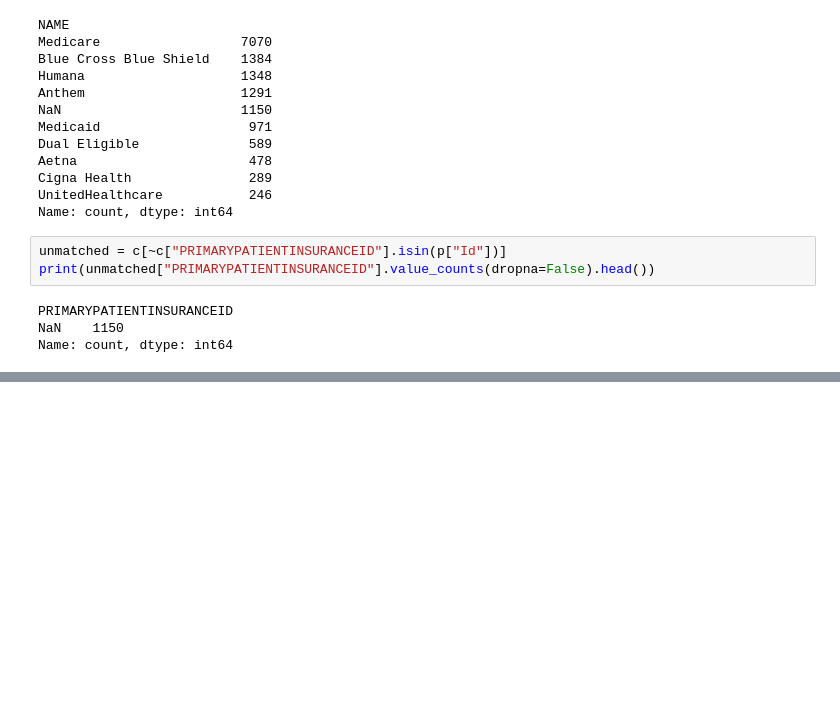
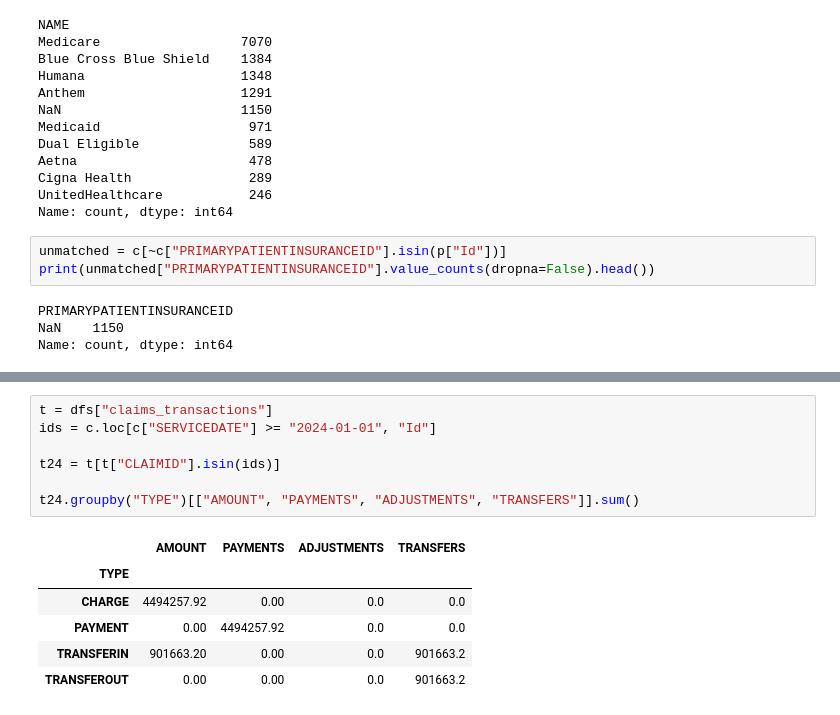
Before and after one commit to leon0113/claims-denial-analytics, a Jupyter notebook: notebooks/01_explore.ipynb, the cells around one changed output, grey strips where cells are left out. Cells and saved outputs as stored; diff of their text form; blank space fills up the shorter version.

```diff
--- a/notebooks/01_explore.ipynb
+++ b/notebooks/01_explore.ipynb
@@ -192,3 +192,17 @@ t.head(2)
 |  | ID | CLAIMID | CHARGEID | PATIENTID | TYPE | AMOUNT | METHOD | FROMDATE | TODATE | PLACEOFSERVICE | ... |
 | 0 | eef02c43-2f35-498a-0a57-c6715bf05ea5 | 79261ac0-c1bd-a920-b1f0-4809930aaab2 | 1 | 79261ac0-c1bd-a920-a9e9-589e990ac9b9 | CHARGE | 136.8 | NaN | 2015-03-24T17:55:05Z | 2015-03-24T18:44:25Z | ecadbc11-930c-3903-b706-f8ef4bc9089e | ... |
 | 1 | e2cea0b1-7c16-5c5c-37b0-3240f5754e99 | 58f37490-01a9-612b-b3b4-76b35f50f93e | 0 | 58f37490-01a9-612b-1c95-e1f83c5cab6a | CHARGE | 136.8 | NaN | 2006-06-13T09:02:48Z | 2006-06-13T09:59:00Z | 07baae96-3d74-3c69-a845-dad7b792eb52 | ... |
+# %%
+t = dfs["claims_transactions"]
+ids = c.loc[c["SERVICEDATE"] >= "2024-01-01", "Id"]
+
+t24 = t[t["CLAIMID"].isin(ids)]
+
+t24.groupby("TYPE")[["AMOUNT", "PAYMENTS", "ADJUSTMENTS", "TRANSFERS"]].sum()
+# %% [output]
+|  | AMOUNT | PAYMENTS | ADJUSTMENTS | TRANSFERS |
+| TYPE |  |  |  |  |
+| CHARGE | 4494257.92 | 0.00 | 0.0 | 0.0 |
+| PAYMENT | 0.00 | 4494257.92 | 0.0 | 0.0 |
+| TRANSFERIN | 901663.20 | 0.00 | 0.0 | 901663.2 |
+| TRANSFEROUT | 0.00 | 0.00 | 0.0 | 901663.2 |
```
Also changed, not shown: parts of 4 cells of this notebook, 3 other files.
